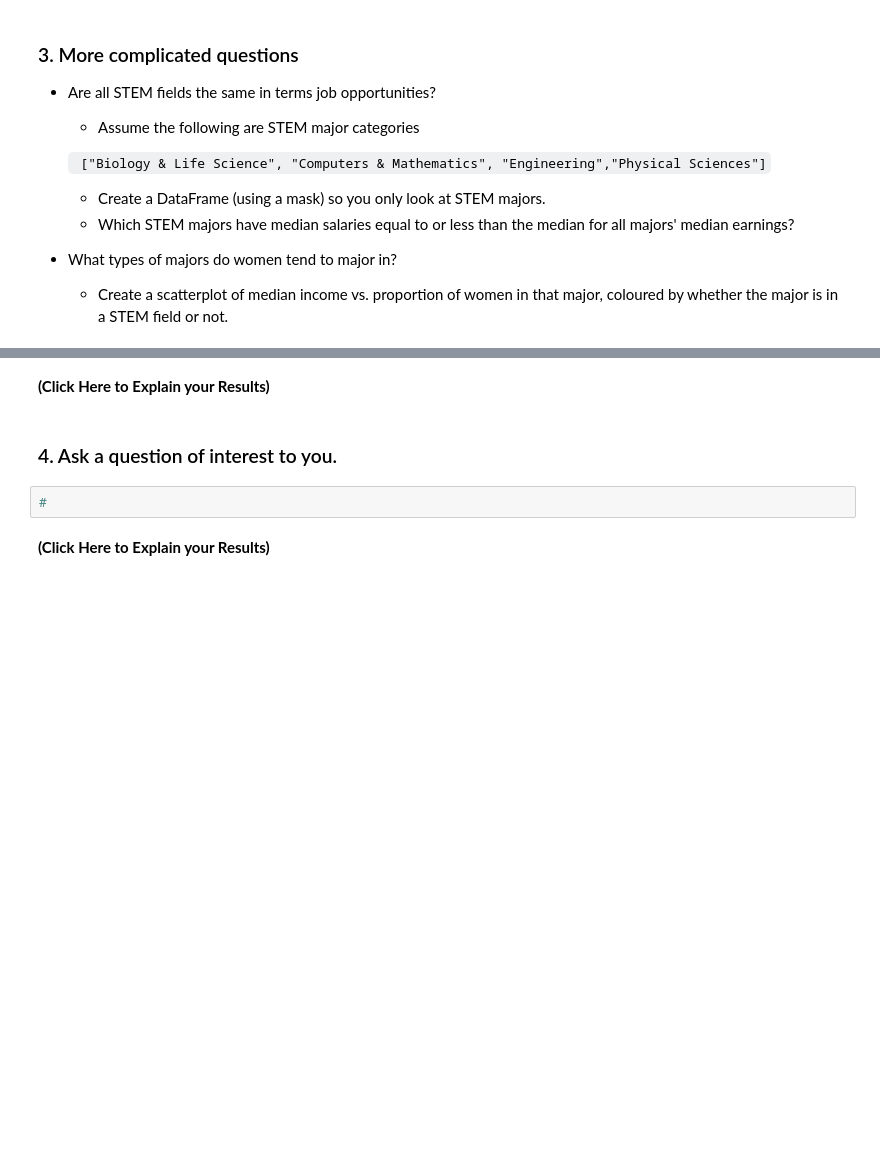
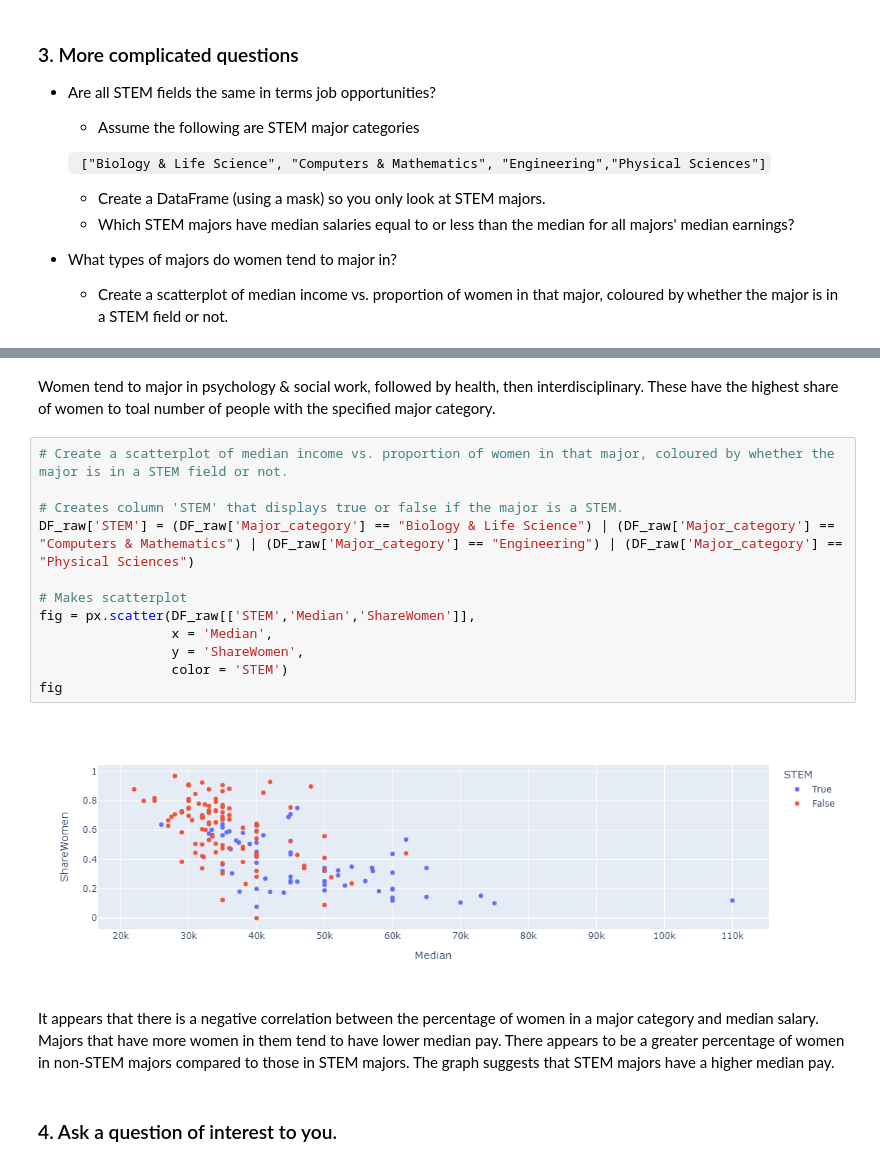
Before and after one commit to joseephwong/Day7, a Jupyter notebook: Day7-HW.ipynb, the cells around one changed output, grey strips where cells are left out. Saved outputs shown, nothing was run; the diff lists cells and outputs as text; blank space fills up the shorter version.

```diff
--- a/Day7-HW.ipynb
+++ b/Day7-HW.ipynb
@@ -304,8 +504,20 @@ DF_raw
+# %% [markdown]
+Women tend to major in psychology & social work, followed by health, then interdisciplinary. These have the highest share of women to toal number of people with the specified major category.
+# %%
+# Create a scatterplot of median income vs. proportion of women in that major, coloured by whether the major is in a STEM field or not.
+
+# Creates column 'STEM' that displays true or false if the major is a STEM.
+DF_raw['STEM'] = (DF_raw['Major_category'] == "Biology & Life Science") | (DF_raw['Major_category'] == "Computers & Mathematics") | (DF_raw['Major_category'] == "Engineering") | (DF_raw['Major_category'] == "Physical Sciences")
+
+# Makes scatterplot
+fig = px.scatter(DF_raw[['STEM','Median','ShareWomen']],
+                 x = 'Median',
+                 y = 'ShareWomen',
+                 color = 'STEM')
+fig
+# %% [output]
+[figure, added]
 # %% [markdown]
-**(Click Here to Explain your Results)**
+It appears that there is a negative correlation between the percentage of women in a major category and median salary. Majors that have more women in them tend to have lower median pay. There appears to be a greater percentage of women in non-STEM majors compared to those in STEM majors. The graph suggests that STEM majors have a higher median pay.
 # %% [markdown]
 ### 4. Ask a question of interest to you.
-# %%
-#
-# %% [markdown]
-**(Click Here to Explain your Results)**
```
Also changed, not shown: parts of 27 cells of this notebook.
